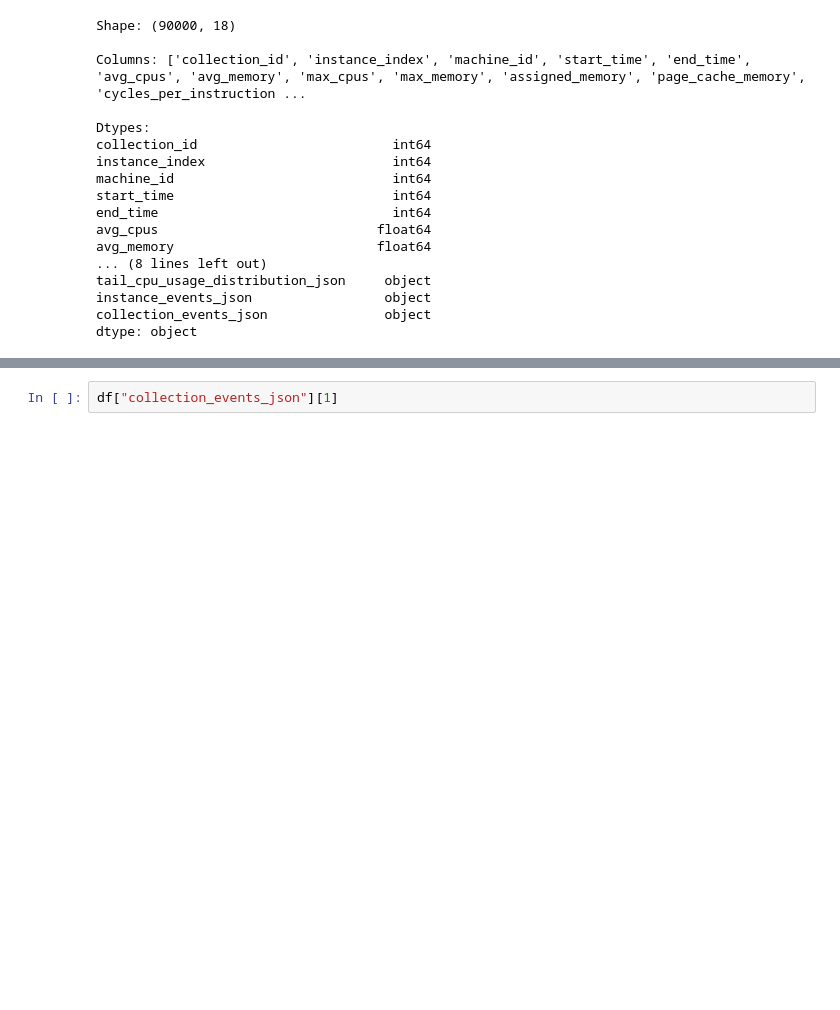
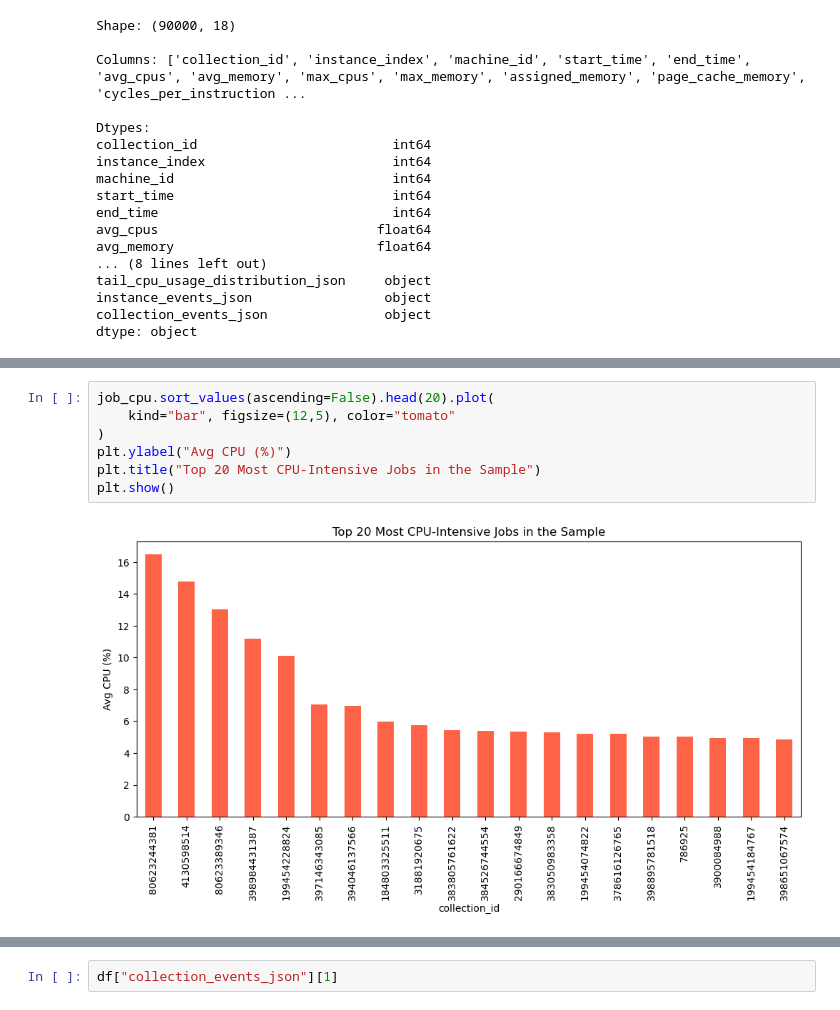
Before and after one commit to chuaqindi/cloud-computing-project, a Jupyter notebook: old_files/EDA_2.ipynb, the cells around one changed output, grey strips where cells are left out. Saved outputs shown, nothing was run; the diff lists cells and outputs as text; blank space fills up the shorter version.

```diff
--- a/old_files/EDA_2.ipynb
+++ b/old_files/EDA_2.ipynb
@@ -180,0 +137,9 @@ Useful for understanding upper-tail CPU demand patterns.
+# %%
+job_cpu.sort_values(ascending=False).head(20).plot(
+    kind="bar", figsize=(12,5), color="tomato"
+)
+plt.ylabel("Avg CPU (%)")
+plt.title("Top 20 Most CPU-Intensive Jobs in the Sample")
+plt.show()
+# %% [output]
+[figure, added]
```
Also changed, not shown: parts of 29 cells of this notebook, 1 other file.
